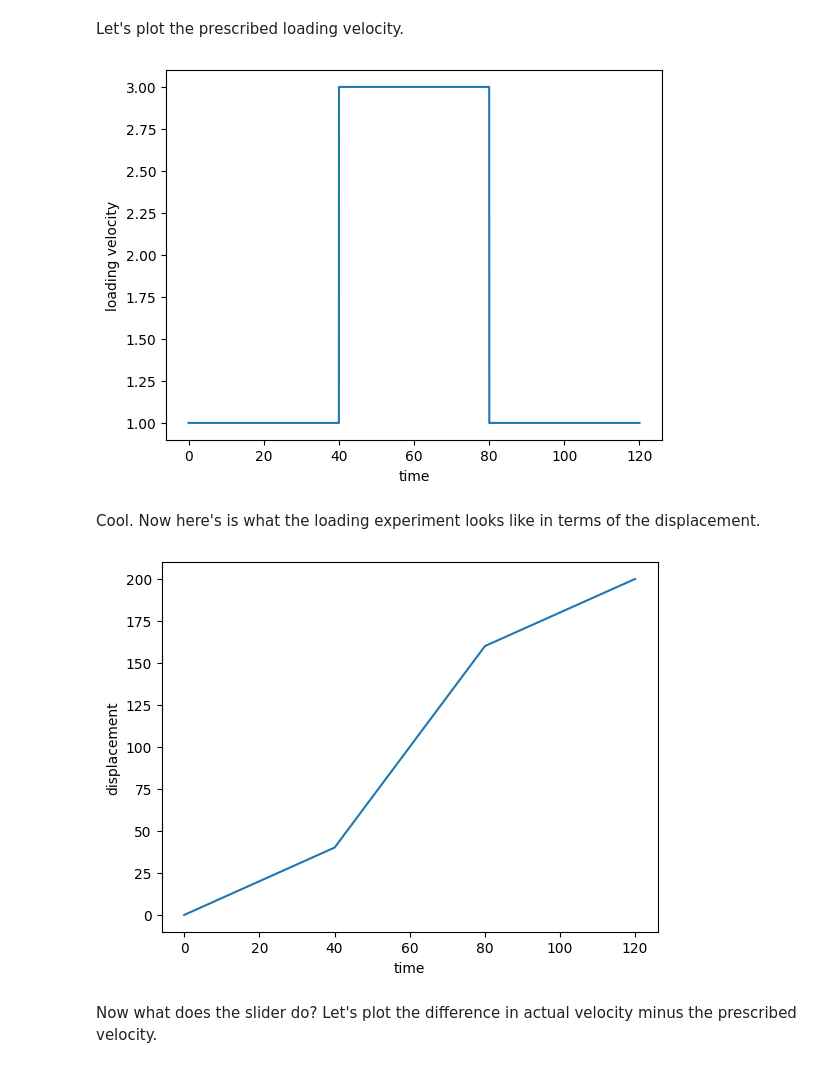
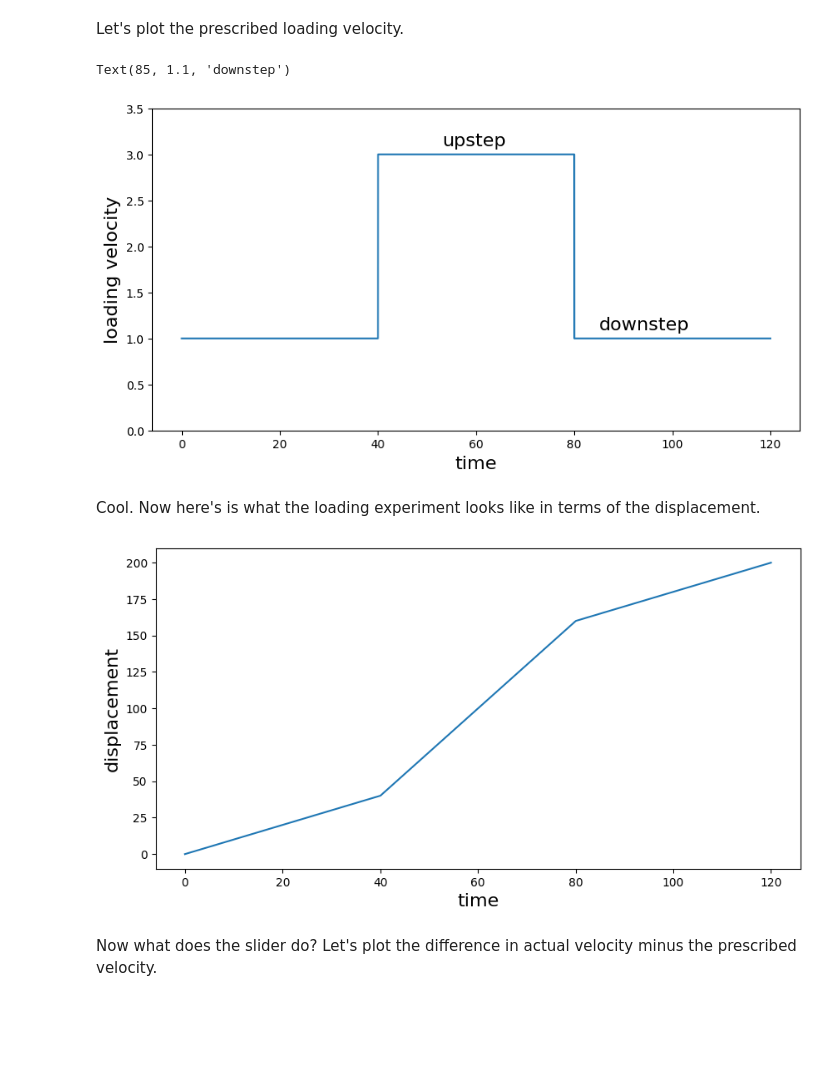
Before and after one commit to dunyuliu/Earth_From_Lab_To_Planet_Tutorials, a Jupyter notebook: Stick_Slip_and_RateStateFriction.ipynb, the cells around one changed output. Saved outputs shown, nothing was run; the diff lists cells and outputs as text; code cells hidden in the pictures; blank space fills up the shorter version.

```diff
--- a/Stick_Slip_and_RateStateFriction.ipynb
+++ b/Stick_Slip_and_RateStateFriction.ipynb
@@ -290,11 +290,19 @@ Let's plot the prescribed loading velocity.
 # %%
 Nt        = 100000
 t         = np.linspace(0, 120., Nt)
-plt.xlabel("time")
-plt.ylabel("loading velocity")
-plt.plot(t,vload(t,1));plt.show()
+
+plt.figure(figsize=(10, 5))
+
+plt.xlabel("time", fontsize = 16)
+plt.ylabel("loading velocity", fontsize = 16)
+plt.plot(t,vload(t,1))
+plt.ylim([0,3.5])
+
+plt.text(53,3.1, 'upstep', fontsize = 16)
+plt.text(85,1.1, 'downstep', fontsize = 16)
 # %% [output]
+Text(85, 1.1, 'downstep')
-[figure, old version]
+[figure, new version]
 # %% [markdown]
 Cool. Now here's is what the loading experiment looks like in terms of the displacement.
 # %%
@@ -303,11 +311,14 @@ par       = rs2_parameters()
 par.kappa = 3 # set the stiffness
 x0     = [0, 0., 0.] # set the initial conditions
 x   = ode_solver(rsf_ode,x0,t,par) # solve the ODEs
-plt.xlabel("time")
-plt.ylabel("displacement")
+
+plt.figure(figsize=(10, 5))
+
+plt.xlabel("time", fontsize = 16)
+plt.ylabel("displacement", fontsize = 16)
 plt.plot(t,x[:,2]);plt.show()
 # %% [output]
-[figure, old version]
+[figure, new version]
 # %% [markdown]
 Now what does the slider do? Let's plot the difference in actual velocity minus the prescribed velocity.
 # %%
```
Also changed, not shown: parts of 3 cells of this notebook.
